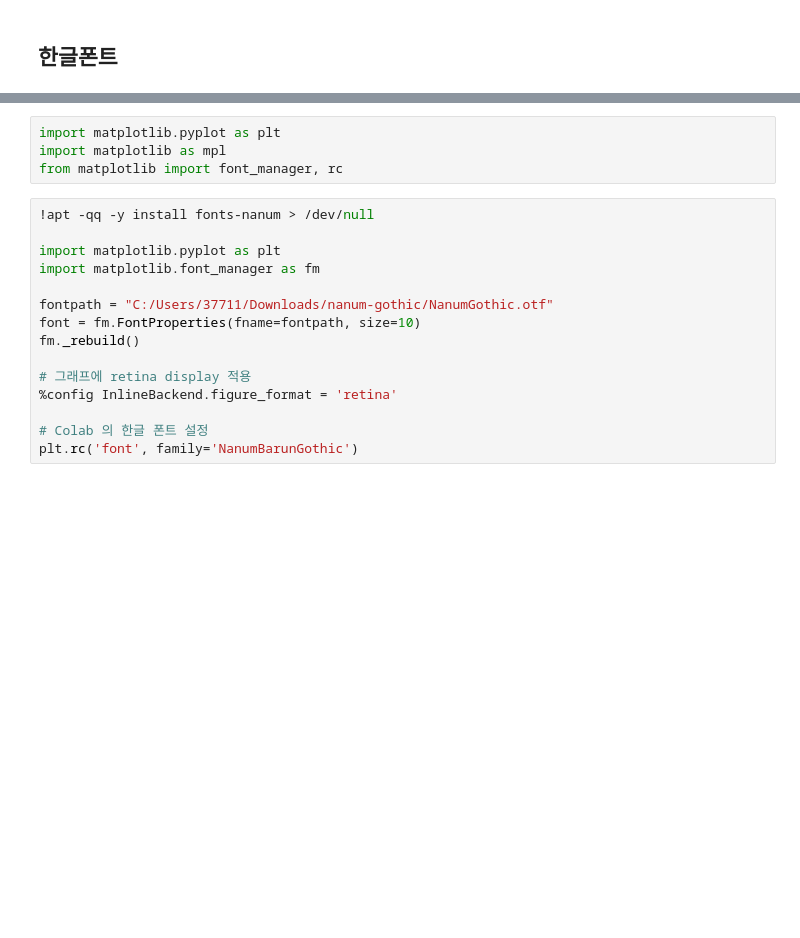
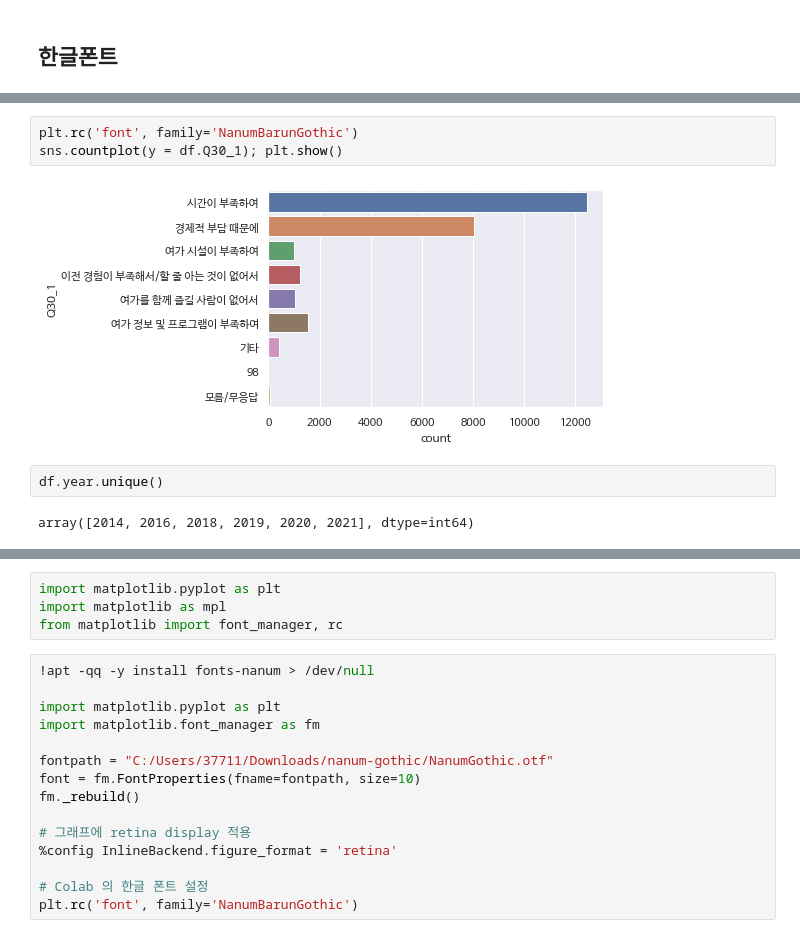
Before and after one commit to Sty1ish/culture-leisure_idea_competition, a Jupyter notebook: ex2_4[정윤]2022_06_27 (2).ipynb, the cells around one changed output, grey strips where cells are left out. Drawn from its saved outputs; the diff is of its cells as text; blank space fills up the shorter version.

```diff
--- a/ex2_4[정윤]2022_06_27 (2).ipynb
+++ b/ex2_4[정윤]2022_06_27 (2).ipynb
@@ -32,0 +44,9 @@ df.head()
+# %%
+plt.rc('font', family='NanumBarunGothic')
+sns.countplot(y = df.Q30_1); plt.show()
+# %% [output]
+[figure, added]
+# %%
+df.year.unique()
+# %% [output]
+array([2014, 2016, 2018, 2019, 2020, 2021], dtype=int64)
```
Also changed, not shown: parts of 5 cells of this notebook, 44 other files.
